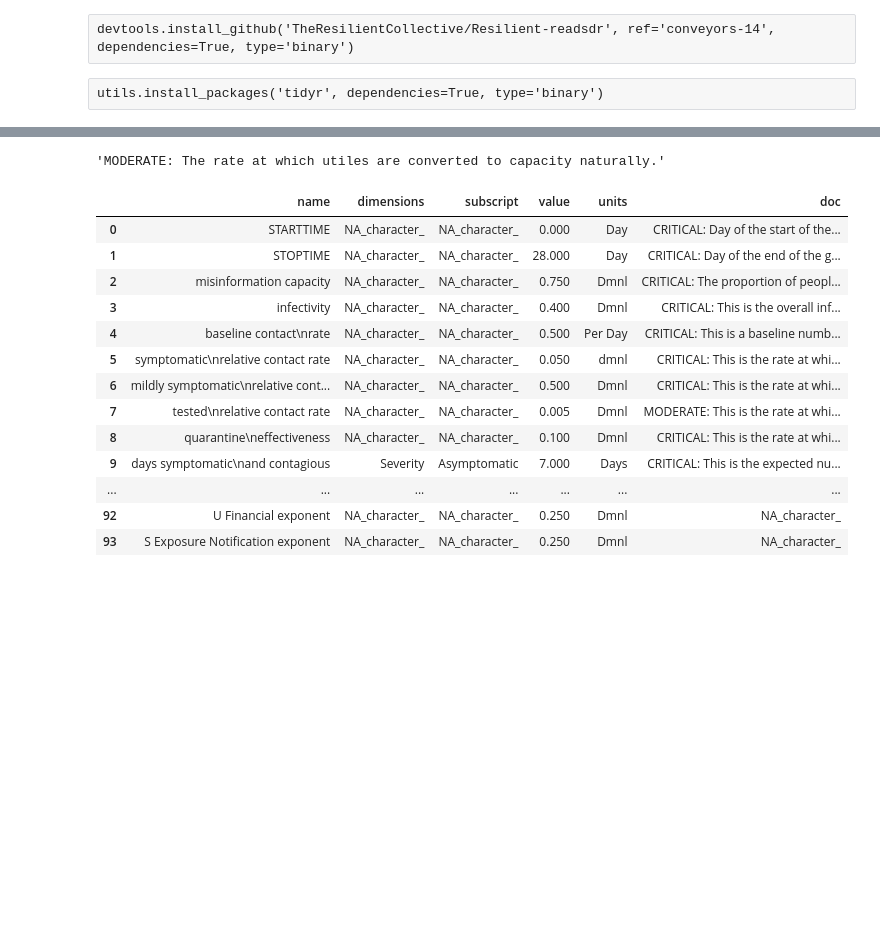
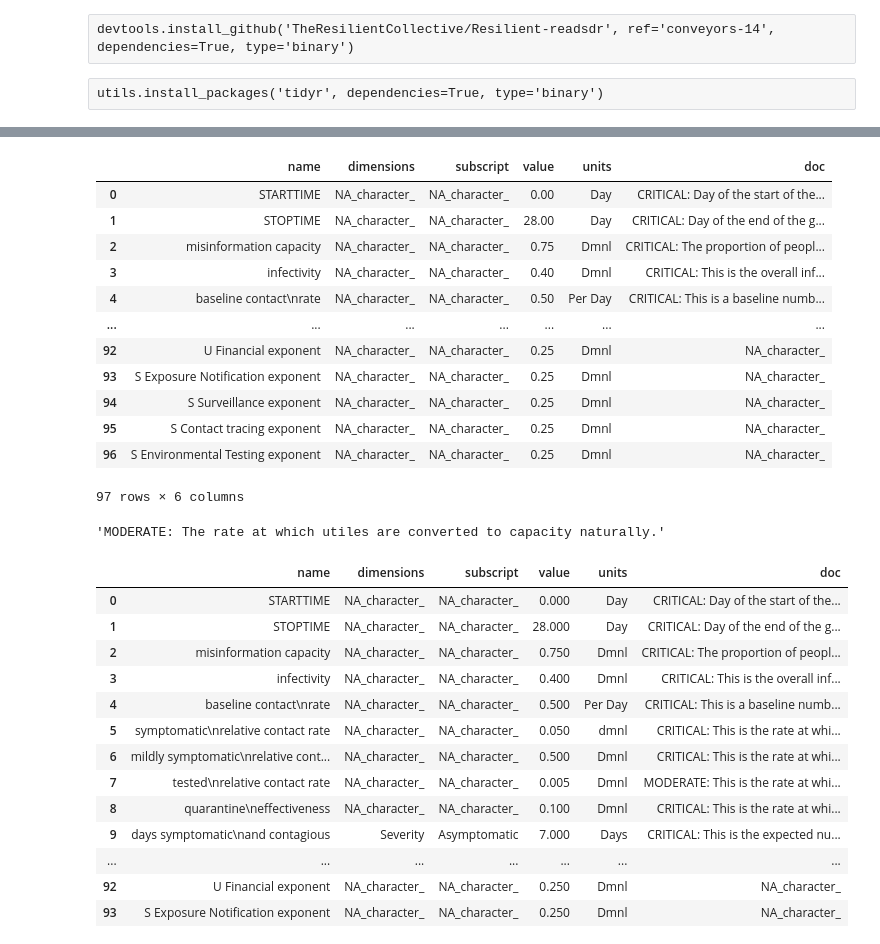
Before and after one commit to covABM/generative-seriousgame, a Jupyter notebook: py-r-stella.ipynb, the cells around one changed output, grey strips where cells are left out. Cells and saved outputs as stored; diff of their text form; code cells hidden in the pictures; blank space fills up the shorter version.

```diff
--- a/py-r-stella.ipynb
+++ b/py-r-stella.ipynb
@@ -78,5 +75,21 @@ constants_rdf = readsdr.read_xmile_constants('ResilientCommunityModel.xmile')[1]
 # %%
 constants_df = pd.DataFrame.from_dict({ key : np.asarray(constants_rdf.rx2(key)) for key in constants_rdf.names })
+# %%
+constants_df
+# %% [output]
+|  | name | dimensions | subscript | value | units | doc |
+| 0 | STARTTIME | NA_character_ | NA_character_ | 0.00 | Day | CRITICAL: Day of the start of the... |
+| 1 | STOPTIME | NA_character_ | NA_character_ | 28.00 | Day | CRITICAL: Day of the end of the g... |
+| 2 | misinformation capacity | NA_character_ | NA_character_ | 0.75 | Dmnl | CRITICAL: The proportion of peopl... |
+| 3 | infectivity | NA_character_ | NA_character_ | 0.40 | Dmnl | CRITICAL: This is the overall inf... |
+| 4 | baseline contact\nrate | NA_character_ | NA_character_ | 0.50 | Per Day | CRITICAL: This is a baseline numb... |
+| ... | ... | ... | ... | ... | ... | ... |
+| 92 | U Financial exponent | NA_character_ | NA_character_ | 0.25 | Dmnl | NA_character_ |
+| 93 | S Exposure Notification exponent | NA_character_ | NA_character_ | 0.25 | Dmnl | NA_character_ |
+| 94 | S Surveillance exponent | NA_character_ | NA_character_ | 0.25 | Dmnl | NA_character_ |
+| 95 | S Contact tracing exponent | NA_character_ | NA_character_ | 0.25 | Dmnl | NA_character_ |
+| 96 | S Environmental Testing exponent | NA_character_ | NA_character_ | 0.25 | Dmnl | NA_character_ |
+97 rows × 6 columns
 # %%
 constants_df['doc'][42]
 # %% [output]
```
Also changed, not shown: parts of 6 cells of this notebook, 2 other files.
